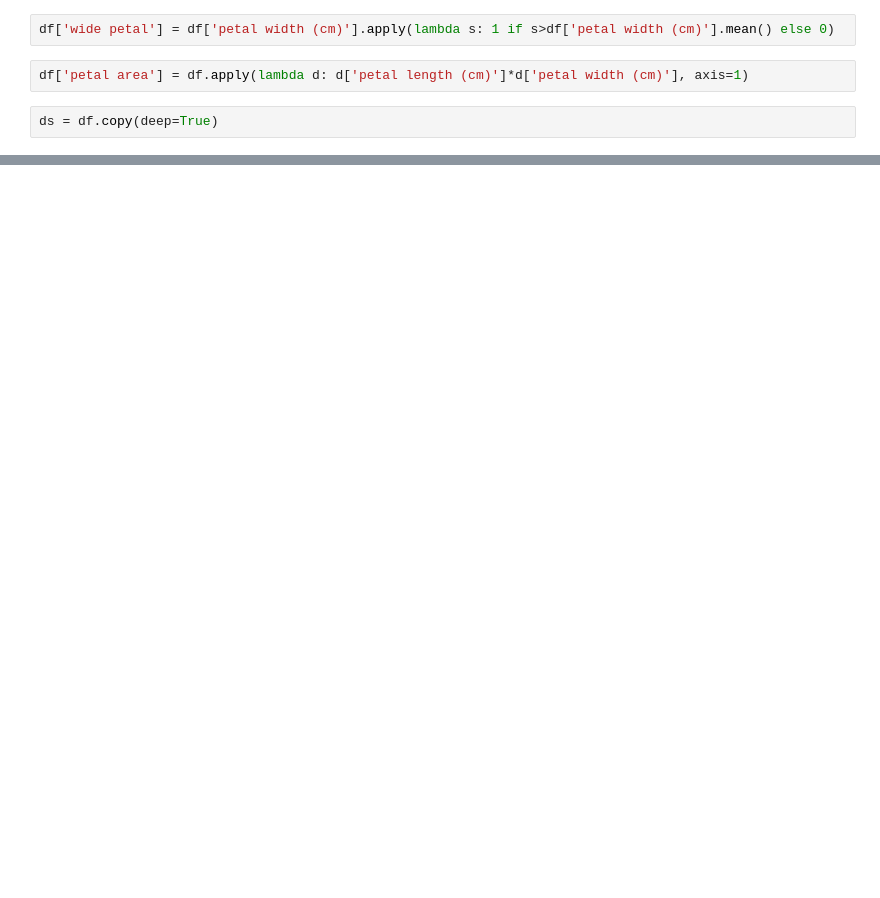
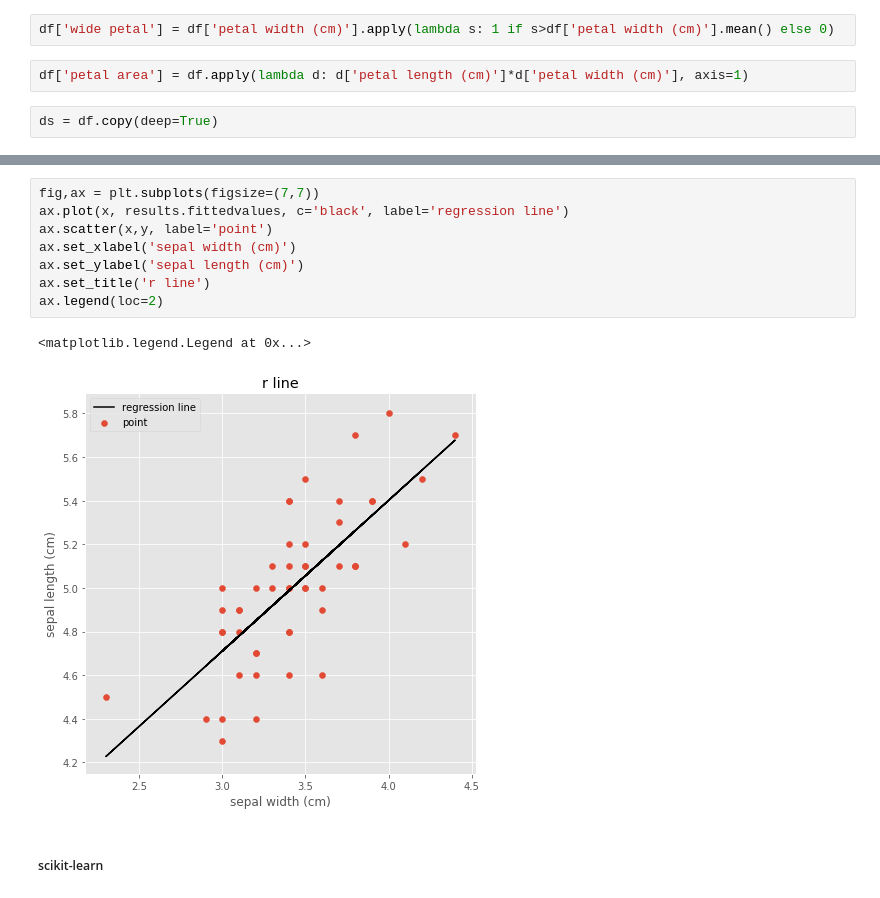
Before and after one commit to erisenlee/cv_base, a Jupyter notebook: PyML/pyml_overview.ipynb, the cells around one changed output, grey strips where cells are left out. Cells and saved outputs as stored; diff of their text form; blank space fills up the shorter version.

```diff
--- a/PyML/pyml_overview.ipynb
+++ b/PyML/pyml_overview.ipynb
@@ -49,0 +77,13 @@ ds.applymap(lambda c: np.log(c) if isinstance(c, float) else c)
+# %%
+fig,ax = plt.subplots(figsize=(7,7))
+ax.plot(x, results.fittedvalues, c='black', label='regression line')
+ax.scatter(x,y, label='point')
+ax.set_xlabel('sepal width (cm)')
+ax.set_ylabel('sepal length (cm)')
+ax.set_title('r line')
+ax.legend(loc=2)
+# %% [output]
+<matplotlib.legend.Legend at 0x...>
+[figure, added]
+# %% [markdown]
+##### scikit-learn
```
Also changed, not shown: parts of 13 cells of this notebook.
